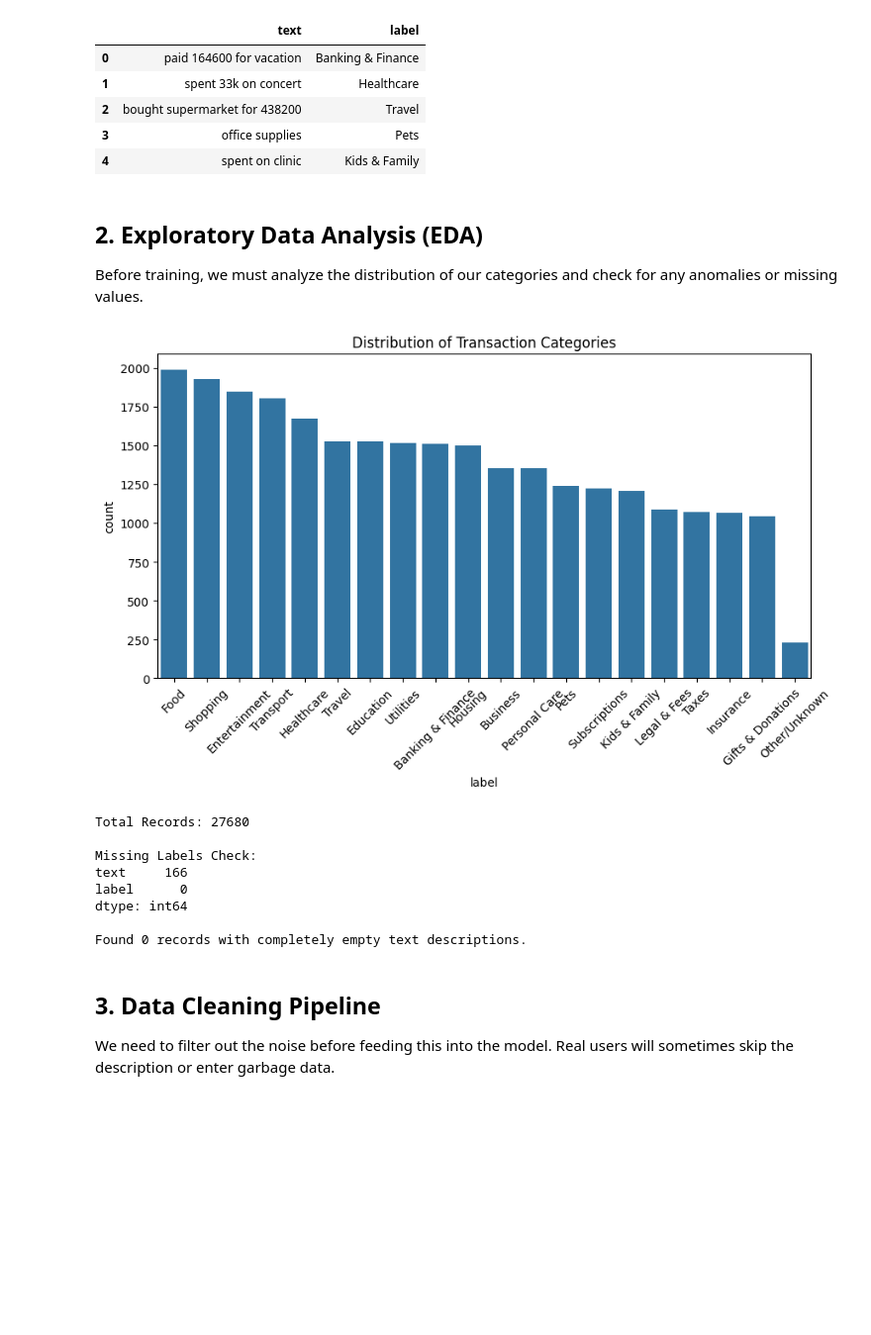
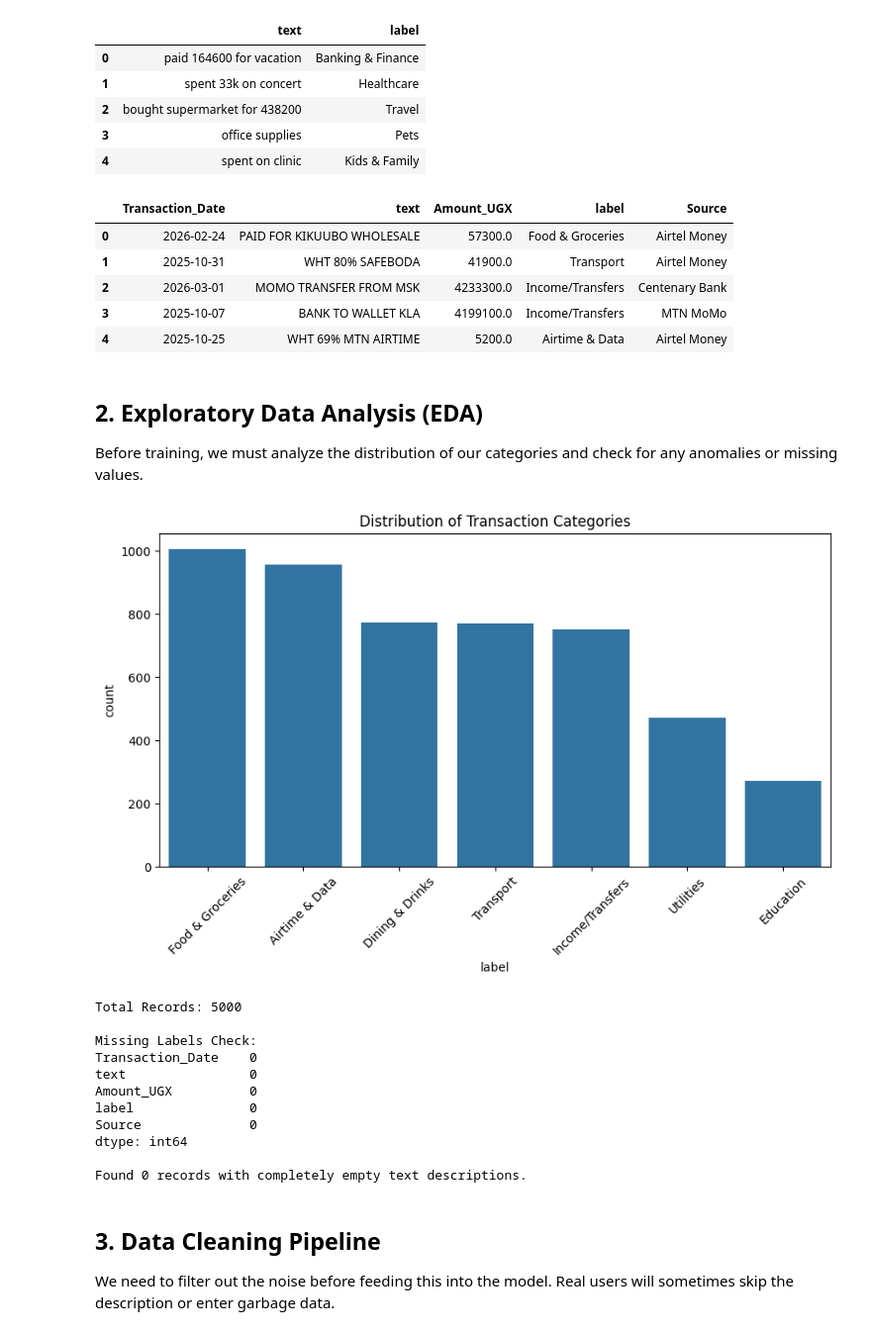
Before and after one commit to MukamaJ-2/version2-smart-app, a Jupyter notebook: ml_pipeline/train_transaction_categorizer.ipynb, the cells around one changed output. Shown at 99% size. Cells and saved outputs as stored; diff of their text form; code cells hidden in the pictures; blank space fills up the shorter version.

```diff
--- a/ml_pipeline/train_transaction_categorizer.ipynb
+++ b/ml_pipeline/train_transaction_categorizer.ipynb
@@ -94,6 +94,40 @@ Generated 36200 records (including noise & outliers).
 | 2 | bought supermarket for 438200 | Travel |
 | 3 | office supplies | Pets |
 | 4 | spent on clinic | Kids & Family |
+# %%
+import os
+import pandas as pd
+
+# Optional: replace synthetic `df` from the cell above with a CSV or in-memory data.
+# Uganda export uses Description + Category; this pipeline expects text + label.
+
+
+def _normalize_transaction_df(frame: pd.DataFrame) -> pd.DataFrame:
+    out = frame.copy()
+    colmap = {}
+    if "text" not in out.columns and "Description" in out.columns:
+        colmap["Description"] = "text"
+    if "label" not in out.columns and "Category" in out.columns:
+        colmap["Category"] = "label"
+    if colmap:
+        out = out.rename(columns=colmap)
+    return out
+
+
+_csv_path = "uganda_personal_finance_data.csv"
+if os.path.isfile(_csv_path):
+    df = _normalize_transaction_df(pd.read_csv(_csv_path))
+elif "uganda_Personal_finance" in globals():
+    df = _normalize_transaction_df(uganda_Personal_finance)
+
+display(df.head())
+# %% [output]
+|  | Transaction_Date | text | Amount_UGX | label | Source |
+| 0 | 2026-02-24 | PAID FOR KIKUUBO WHOLESALE | 57300.0 | Food & Groceries | Airtel Money |
+| 1 | 2025-10-31 | WHT 80% SAFEBODA | 41900.0 | Transport | Airtel Money |
+| 2 | 2026-03-01 | MOMO TRANSFER FROM MSK | 4233300.0 | Income/Transfers | Centenary Bank |
+| 3 | 2025-10-07 | BANK TO WALLET KLA | 4199100.0 | Income/Transfers | MTN MoMo |
+| 4 | 2025-10-25 | WHT 69% MTN AIRTIME | 5200.0 | Airtime & Data | Airtel Money |
 # %% [markdown]
 ## 2. Exploratory Data Analysis (EDA)
 Before training, we must analyze the distribution of our categories and check for any anomalies or missing values.
@@ -116,12 +150,15 @@ print(df.isnull().sum())
 empty_strings = df[df['text'].str.strip() == '']
 print(f"\nFound {len(empty_strings)} records with completely empty text descriptions.")
 # %% [output]
-[figure, old version]
+[figure, new version]
-Total Records: 27680
+Total Records: 5000
 
 Missing Labels Check:
-text     166
-label      0
+Transaction_Date    0
+text                0
+Amount_UGX          0
+label               0
+Source              0
 dtype: int64
 
 Found 0 records with completely empty text descriptions.
```
Also changed, not shown: parts of 7 cells of this notebook, 35 other files.
